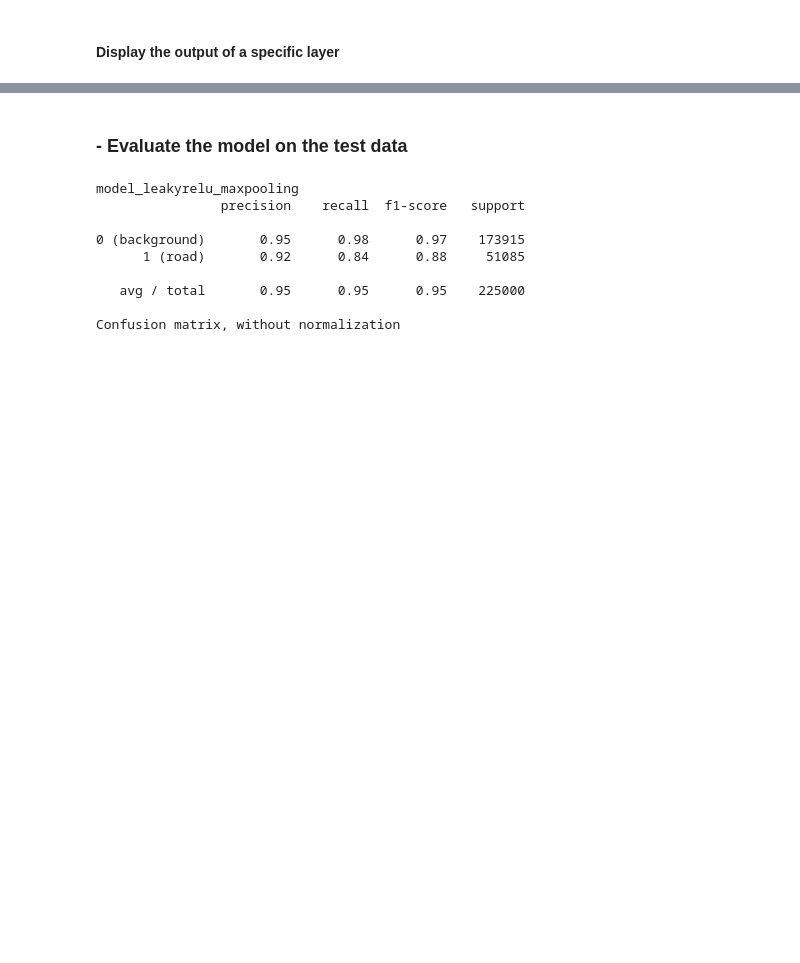
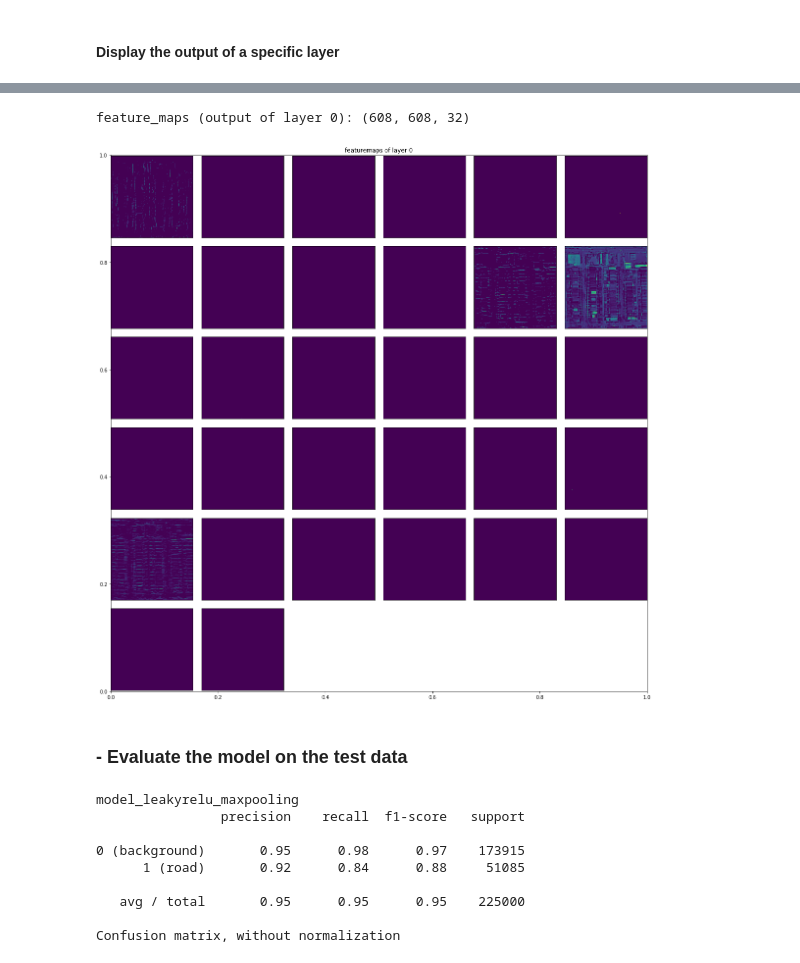
Before and after one commit to NiccoloSacchi/road-segmentation, a Jupyter notebook: scripts/segment_aerial_images_cnn_nic_2.ipynb, the cells around one changed output, grey strips where cells are left out. Saved outputs shown, nothing was run; the diff lists cells and outputs as text; code cells hidden in the pictures; blank space fills up the shorter version.

```diff
--- a/scripts/segment_aerial_images_cnn_nic_2.ipynb
+++ b/scripts/segment_aerial_images_cnn_nic_2.ipynb
@@ -215,9 +231,12 @@ model.model.layers
 # %%
 # choose a layer and an image
-image = set_.X[0]
-layer_num = 1
+image = images[0]#set_.X[0]
+layer_num = 0
 
-model.show_layer_output(image, layer_num, filename="") # pass a filename if you want to store the image to file
+model.show_layer_output(image, layer_num, filename="relu_firstconv") # pass a filename if you want to store the image to file
+# %% [output]
+feature_maps (output of layer 0): (608, 608, 32)
+[figure, added]
 # %% [markdown]
 ### - Evaluate the model on the test data
 # %%
```
Also changed, not shown: parts of 5 cells of this notebook, 36 other files.
